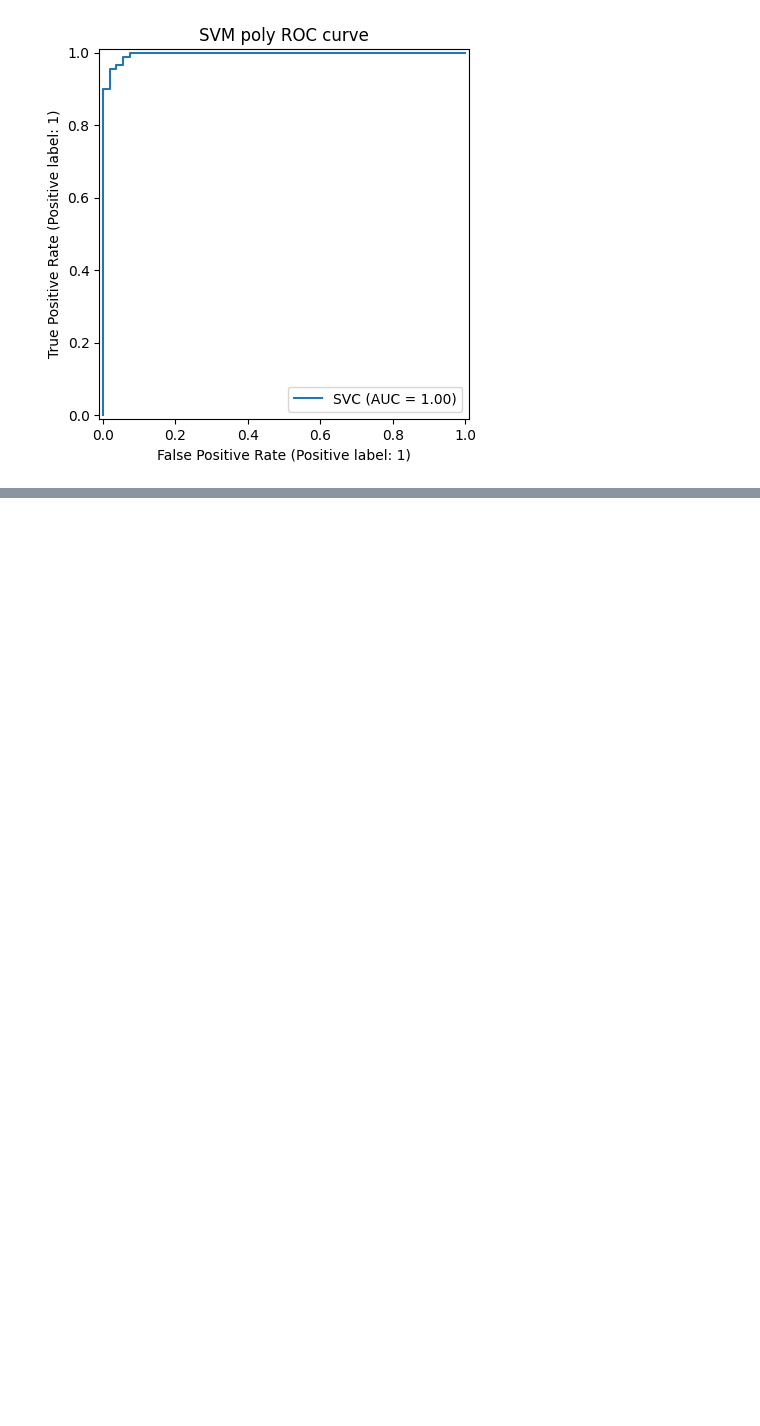
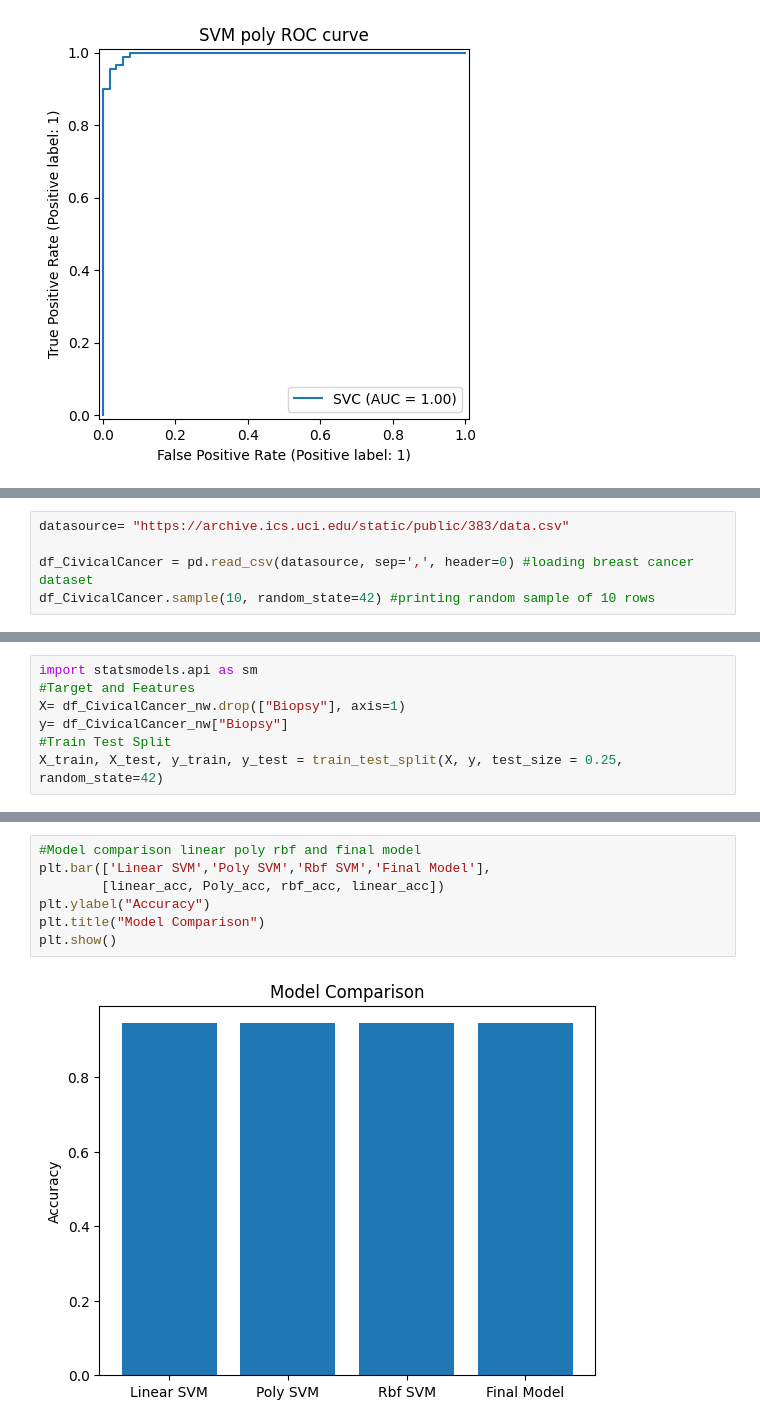
Before and after one commit to Jbaner/OMDSModC_Capstone_Project, a Jupyter notebook: OMDS_ModC_Week5_Banerjee_Jayeeta.ipynb, the cells around one changed output, grey strips where cells are left out. Drawn from its saved outputs; the diff is of its cells as text; blank space fills up the shorter version.

```diff
--- a/OMDS_ModC_Week5_Banerjee_Jayeeta.ipynb
+++ b/OMDS_ModC_Week5_Banerjee_Jayeeta.ipynb
@@ -194,0 +235,5 @@ plt.show()
+# %%
+datasource= "https://archive.ics.uci.edu/static/public/383/data.csv"
+
+df_CivicalCancer = pd.read_csv(datasource, sep=',', header=0) #loading breast cancer dataset
+df_CivicalCancer.sample(10, random_state=42) #printing random sample of 10 rows
@@ -194,0 +293,7 @@ plt.show()
+# %%
+import statsmodels.api as sm
+#Target and Features
+X= df_CivicalCancer_nw.drop(["Biopsy"], axis=1)
+y= df_CivicalCancer_nw["Biopsy"]
+#Train Test Split
+X_train, X_test, y_train, y_test = train_test_split(X, y, test_size = 0.25, random_state=42)
@@ -194,0 +420,9 @@ plt.show()
+# %%
+#Model comparison linear poly rbf and final model
+plt.bar(['Linear SVM','Poly SVM','Rbf SVM','Final Model'],
+        [linear_acc, Poly_acc, rbf_acc, linear_acc])
+plt.ylabel("Accuracy")
+plt.title("Model Comparison")
+plt.show()
+# %% [output]
+[figure, added]
```
Also changed, not shown: parts of 10 cells of this notebook.
